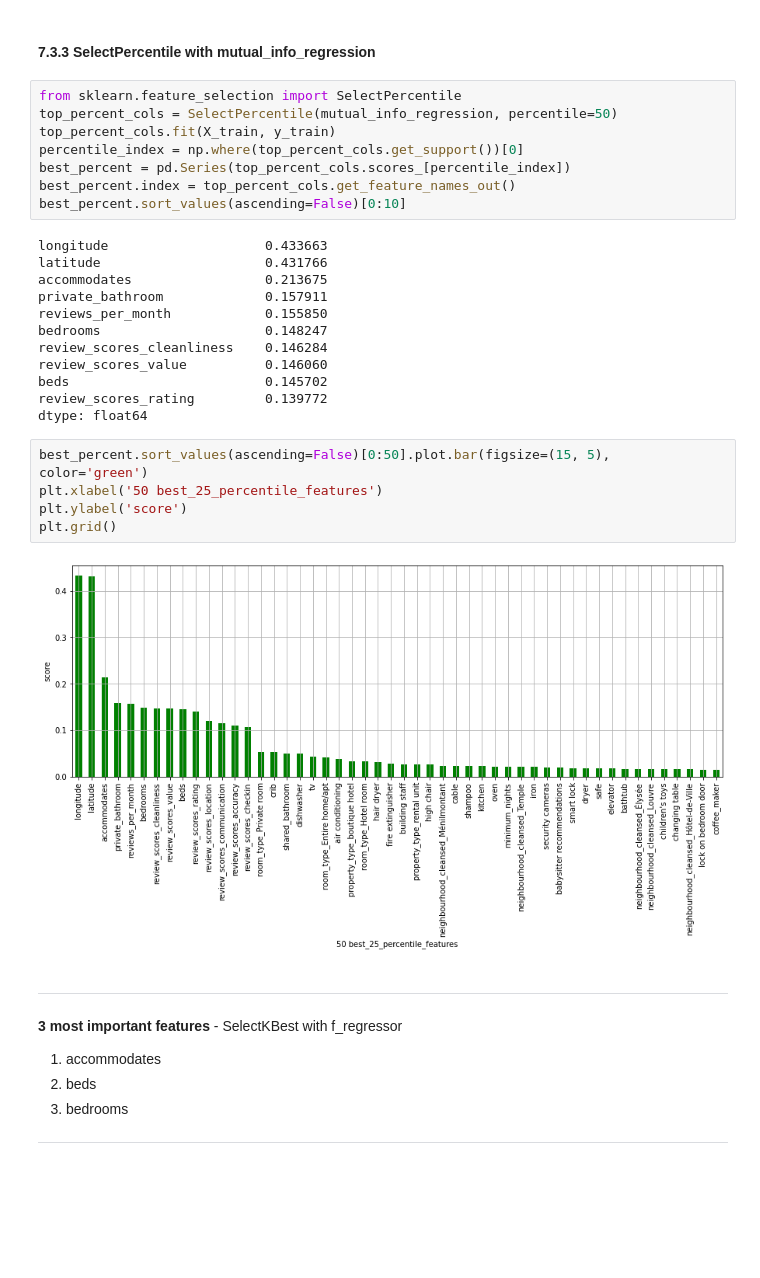
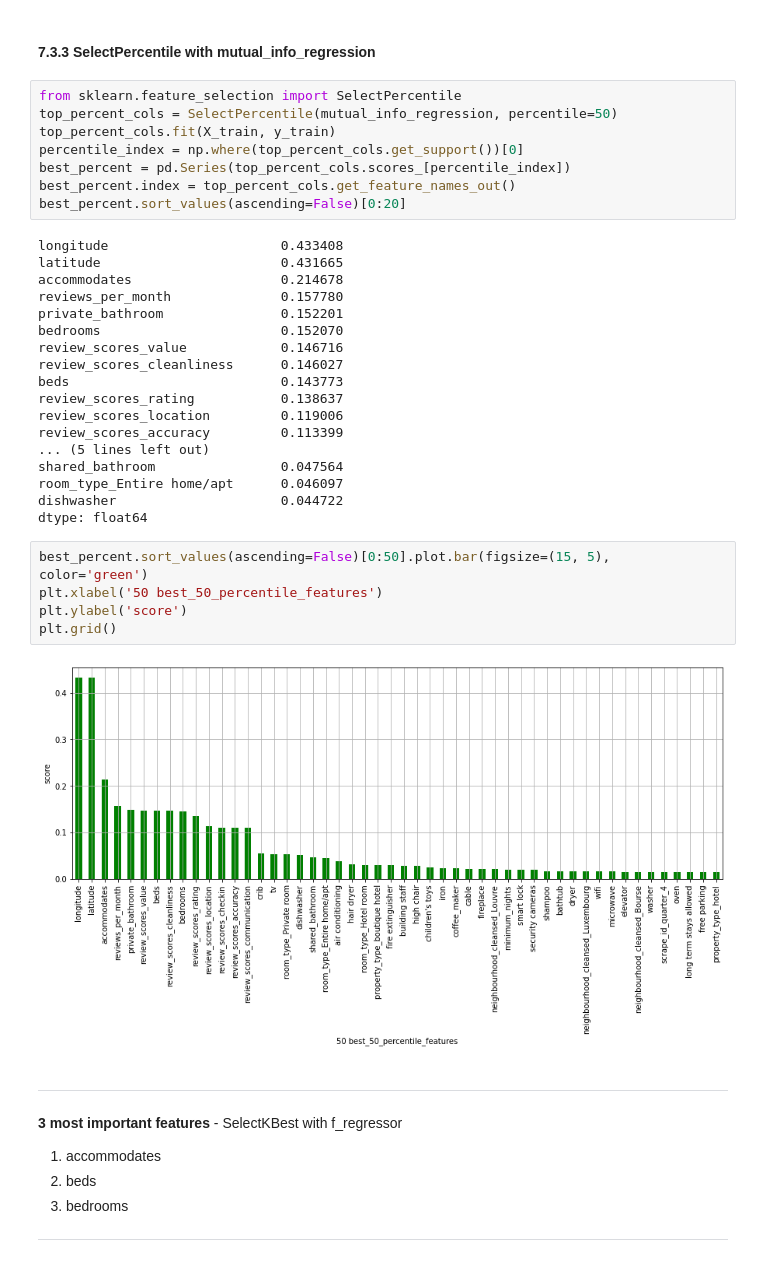
Before and after one commit to Wb-az/ML-airbnb-paris-analytics-and-price-prediction, a Jupyter notebook: airbnb_paris.ipynb, the cells around one changed output. Cells and saved outputs as stored; diff of their text form; blank space fills up the shorter version.

```diff
--- a/airbnb_paris.ipynb
+++ b/airbnb_paris.ipynb
@@ -1728,26 +1718,32 @@ top_percent_cols.fit(X_train, y_train)
 percentile_index = np.where(top_percent_cols.get_support())[0]
 best_percent = pd.Series(top_percent_cols.scores_[percentile_index])
 best_percent.index = top_percent_cols.get_feature_names_out()
-best_percent.sort_values(ascending=False)[0:10]
+best_percent.sort_values(ascending=False)[0:20]
 # %% [output]
-longitude                    0.433663
-latitude                     0.431766
-accommodates                 0.213675
-private_bathroom             0.157911
-reviews_per_month            0.155850
-bedrooms                     0.148247
-review_scores_cleanliness    0.146284
-review_scores_value          0.146060
-beds                         0.145702
-review_scores_rating         0.139772
+longitude                      0.433408
+latitude                       0.431665
+accommodates                   0.214678
+reviews_per_month              0.157780
+private_bathroom               0.152201
+bedrooms                       0.152070
+review_scores_value            0.146716
+review_scores_cleanliness      0.146027
+beds                           0.143773
+review_scores_rating           0.138637
+review_scores_location         0.119006
+review_scores_accuracy         0.113399
+... (5 lines left out)
+shared_bathroom                0.047564
+room_type_Entire home/apt      0.046097
+dishwasher                     0.044722
 dtype: float64
 # %%
 best_percent.sort_values(ascending=False)[0:50].plot.bar(figsize=(15, 5), color='green')
-plt.xlabel('50 best_25_percentile_features')
+plt.xlabel('50 best_50_percentile_features')
 plt.ylabel('score')
 plt.grid()
 # %% [output]
-[figure, old version]
+[figure, new version]
 # %% [markdown]
 
 ---
```
Also changed, not shown: parts of 7 cells of this notebook.
